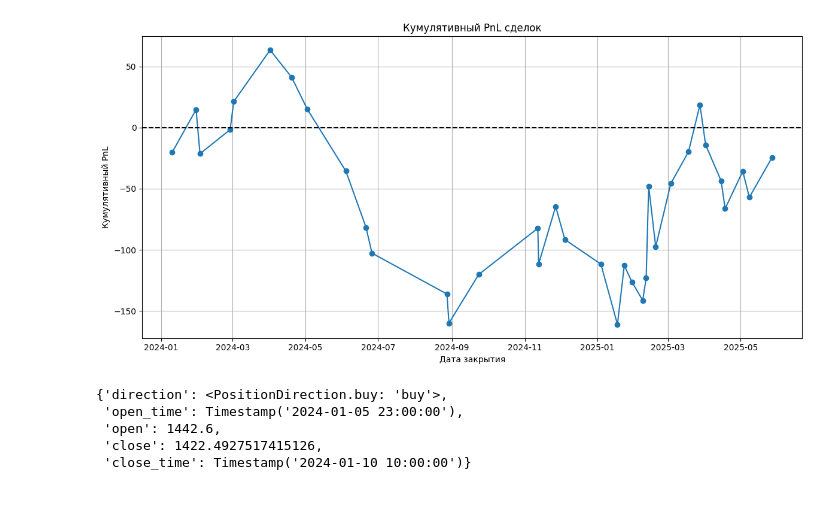
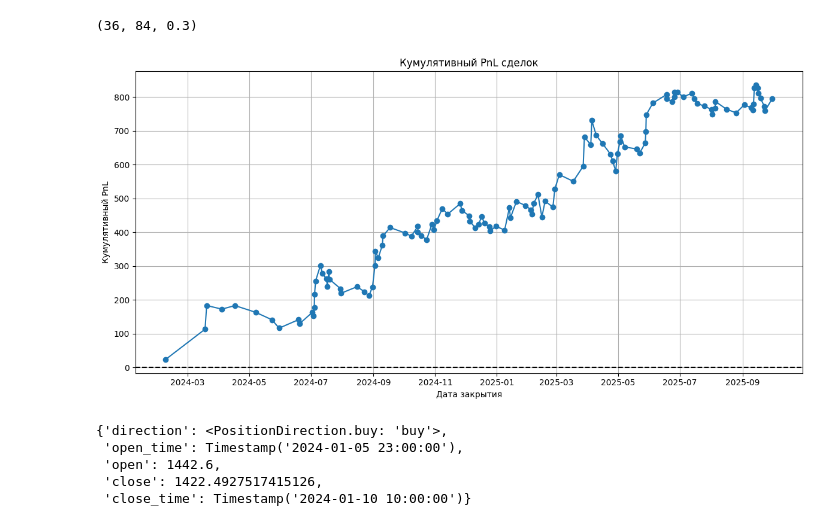
Before and after one commit to Ka6ah505/TradeWithLua, a Jupyter notebook: models/backtrader_optimize.ipynb, the cells around one changed output. Saved outputs shown, nothing was run; the diff lists cells and outputs as text; code cells hidden in the pictures.

```diff
--- a/models/backtrader_optimize.ipynb
+++ b/models/backtrader_optimize.ipynb
@@ -92,0 +27,3 @@ def cached_atr(df_hash: str, period: int):
+# %%
+df_base = readQuotes(f'..\CNYRUBF_5min.txt')
+df = df_base
@@ -170,23 +181,27 @@ def process_positions(df: Dict[str, np.array], coef_prof: float, coef_loss: floa
                 cur_position = Position(
                     direction=PositionDirection.buy,
                     open=df['open'][i],
-                    open_time=df['index'][i]
+                    open_time=df['index'][i],
+                    take_profit=coef_prof*df['atr'][i-1],
+                    stop_loss=coef_loss*df['atr'][i-1],
                 )
             elif should_open_sell_position(df, i):
                 cur_direction = PositionDirection.sell
                 cur_position = Position(
                     direction=PositionDirection.sell,
                     open=df['open'][i],
-                    open_time=df['index'][i]
+                    open_time=df['index'][i],
+                    take_profit=coef_prof*df['atr'][i-1],
+                    stop_loss=coef_loss*df['atr'][i-1],
                 )
         else:
             if (cur_position.direction == PositionDirection.buy and
                 should_close_buy_position(cur_position, df, i, coef_prof, coef_loss)):
 
-                if cur_position.open + coef_prof * df['atr'][i] < df['high'][i]:
-                    cur_position.close = cur_position.open + coef_prof * df['atr'][i]
+                if cur_position.open + cur_position.take_profit < df['high'][i]:
+                    cur_position.close = cur_position.open + cur_position.take_profit
                 else:
-                    cur_position.close = cur_position.open - coef_loss * df['atr'][i]
+                    cur_position.close = cur_position.open - cur_position.stop_loss
 
                 cur_position.close_time = df['index'][i]
                 list_positions.append(cur_position)
@@ -196,10 +211,10 @@ def process_positions(df: Dict[str, np.array], coef_prof: float, coef_loss: floa
             elif (cur_position.direction == PositionDirection.sell and
                   should_close_sell_position(cur_position, df, i, coef_prof, coef_loss)):
 
-                if cur_position.open - coef_prof * df['atr'][i] > df['low'][i]:
-                    cur_position.close = cur_position.open - coef_prof * df['atr'][i]
+                if cur_position.open - cur_position.take_profit > df['low'][i]:
+                    cur_position.close = cur_position.open - cur_position.take_profit
                 else:
-                    cur_position.close = cur_position.open + coef_loss * df['atr'][i]
+                    cur_position.close = cur_position.open + cur_position.stop_loss
 
                 cur_position.close_time = df['index'][i]
                 list_positions.append(cur_position)
@@ -215,10 +230,13 @@ def run_backtest(
     coef_prof_range: range = range(2, 4),
     coef_loss_range: range = range(2, 4),
     filename: str = 'progress.pkl',
+    is_save: bool = False,
 ) -> Dict:
     # period_ema=30:period_atr=5:coef_prof=2:coef_loss=2
     """Основная функция для запуска бэктеста"""
-    results = load_progress(filename=filename)
+    results = dict()
+    if is_save:
+        results = load_progress(filename=filename)
 
     try:
         for period_ema in tqdm(ema_range, desc="EMA Progress"):
@@ -229,7 +247,7 @@ def run_backtest(
 
                 for coef_prof in coef_prof_range:
                     for coef_loss in coef_loss_range:
-                        if coef_prof/coef_loss > 1.4:
+                        if coef_prof/coef_loss > 1.:
                             key = f'{period_ema=}:{period_atr=}:{coef_prof=}:{coef_loss=}'
                             opt_df = optimize_df(df)
 
@@ -241,25 +259,26 @@ def run_backtest(
                             results[key] = positions
 
                             # Сохраняем прогресс после каждой итерации
-                            save_progress(results, filename)
+                            if is_save:
+                                save_progress(results, filename)
     except Exception as e:
         print(f"Произошла ошибка: {str(e)}")
         print("Сохраняем текущий прогресс перед выходом...")
-        save_progress(results, filename)
+        if is_save:
+            save_progress(results, filename)
         raise
 
     return results
 # %%
 results = run_backtest(
     df,
-    ema_range=range(20, 25, 1),
+    ema_range=range(60, 121, 5),
     atr_range=range(4, 14),
     coef_prof_range=range(1, 9),
     coef_loss_range=range(1, 9),
-    filename='pickle/opti_CHMF_30Min.pickle'
+    filename='pickle/opti_T_15Min.pickle',
+    is_save=False,
 )
-# %%
-results = load_progress('pickle/opti_CHMF_30Min.pickle')
 # %%
 len(results.keys())
 # %% [output]
@@ -338,8 +350,12 @@ foo(results[b_win[0]])
+# %%
+foo(results['period_ema=30:period_atr=8:coef_prof=4:coef_loss=1'])
+# %% [output]
+(36, 84, 0.3)
 # %%
-d, pnl = calculate_cumulative_pnl(results['period_ema=21:period_atr=8:coef_prof=6:coef_loss=4'])
+d, pnl = calculate_cumulative_pnl(results['period_ema=30:period_atr=10:coef_prof=4:coef_loss=2'])
 plot_cumulative_pnl(d, pnl)
 # %% [output]
-[figure, old version]
+[figure, new version]
 # %%
 results['period_ema=21:period_atr=8:coef_prof=6:coef_loss=4'][0].__dict__
 # %% [output]
```
Also changed, not shown: parts of 21 cells of this notebook, 7 other files.
